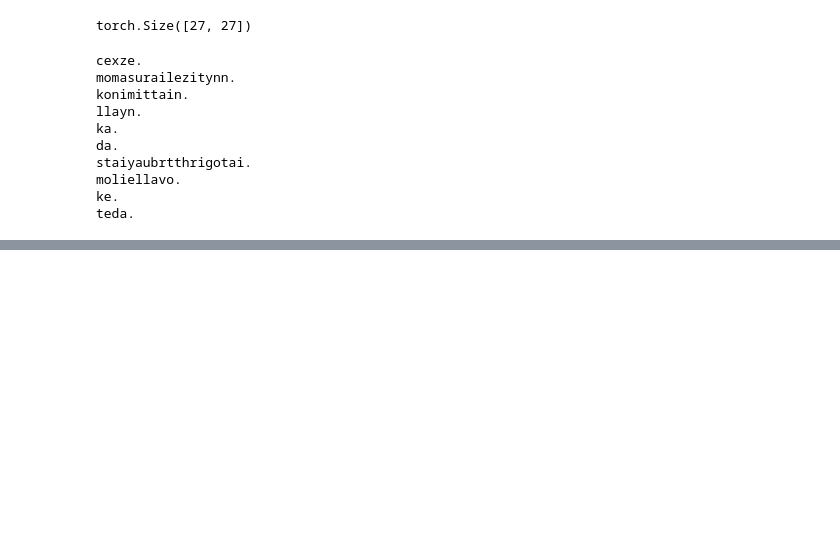
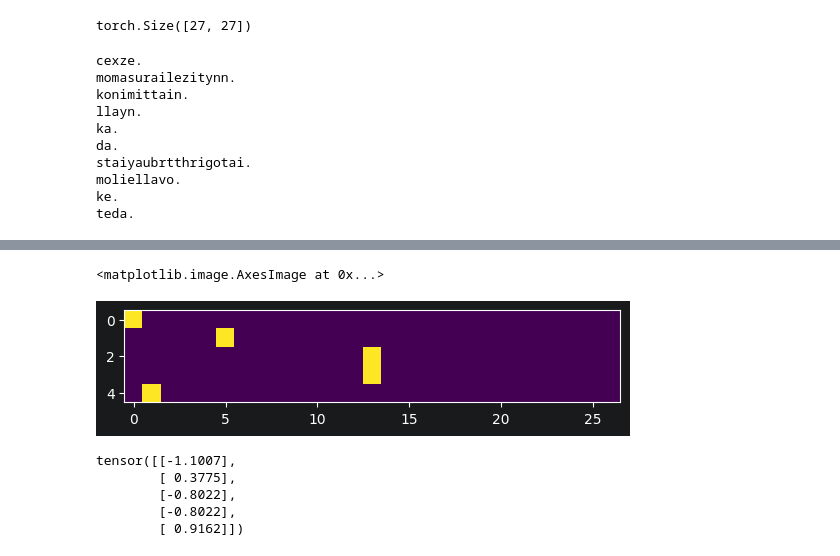
Before and after one commit to SvetoslavNikov/NN_intro, a Jupyter notebook: svetoslav_notebooks/ep02-makemore/makemore_part1_bigrams_following_along.ipynb, the cells around one changed output, grey strips where cells are left out. Drawn from its saved outputs; the diff is of its cells as text; code cells hidden in the pictures; blank space fills up the shorter version.

```diff
--- a/svetoslav_notebooks/ep02-makemore/makemore_part1_bigrams_following_along.ipynb
+++ b/svetoslav_notebooks/ep02-makemore/makemore_part1_bigrams_following_along.ipynb
@@ -226,0 +251,15 @@ log_prob: 29.764759063720703
+# %%
+# same score, but over the whole dataset: one P has to fit every name at once
+log_likelihood = 0.0
+n = 0
+for w in words:
+    chs = ['.'] + list(w) + ['.']
+    for ch1, ch2 in zip(chs, chs[1:]):
+        prob = P[char_to_int[ch1], char_to_int[ch2]]
+        log_likelihood += torch.log(prob)
+        n += 1
+
+nll = -log_likelihood
+print(f"{log_likelihood=}")
+print(f"{nll=}")
+print(f"avg nll = {nll/n}")  # ~2.45. 0 would be perfect; ~3.3 is random ( -log(1/27) )
@@ -226,0 +270,18 @@ log_prob: 29.764759063720703
+# %%
+# Ok now we want to do something similar but with NN
+
+# The idea is to input the current char and to output the prob for each next possible char
+# if it's trained on 'emma' I should input 'e' and get 100% prob on 'm'
+
+# so as in micrograd we will have digits in digits out
+# xs (current char) in - ys (next char) out
+
+xs, ys = [], []
+for w in words[:1]:
+    chars = ['.'] + list(w) + ['.']
+    for ch1, ch2 in zip(chars, chars[1:]):
+        xs.append(char_to_int[ch1])
+        ys.append(char_to_int[ch2])
+
+xs = torch.tensor(xs)
+ys = torch.tensor(ys)
@@ -226,0 +296,5 @@ log_prob: 29.764759063720703
+# %%
+# so now we will use 1 hot encoding to encode each char
+import torch.nn.functional as F
+x_encoded = F.one_hot(xs, num_classes=27).float()
+x_encoded
@@ -226,0 +312,5 @@ log_prob: 29.764759063720703
+# %%
+plt.imshow(x_encoded)
+# %% [output]
+<matplotlib.image.AxesImage at 0x...>
+[figure, added]
@@ -226,0 +332,9 @@ log_prob: 29.764759063720703
+# %%
+weights = torch.randn((27, 1))
+x_encoded @ weights # here we multiply the two matrices (5,27) @ (27, 27) -> (5, 27)
+# %% [output]
+tensor([[-1.1007],
+        [ 0.3775],
+        [-0.8022],
+        [-0.8022],
+        [ 0.9162]])
```
Also changed, not shown: parts of 9 cells of this notebook.
